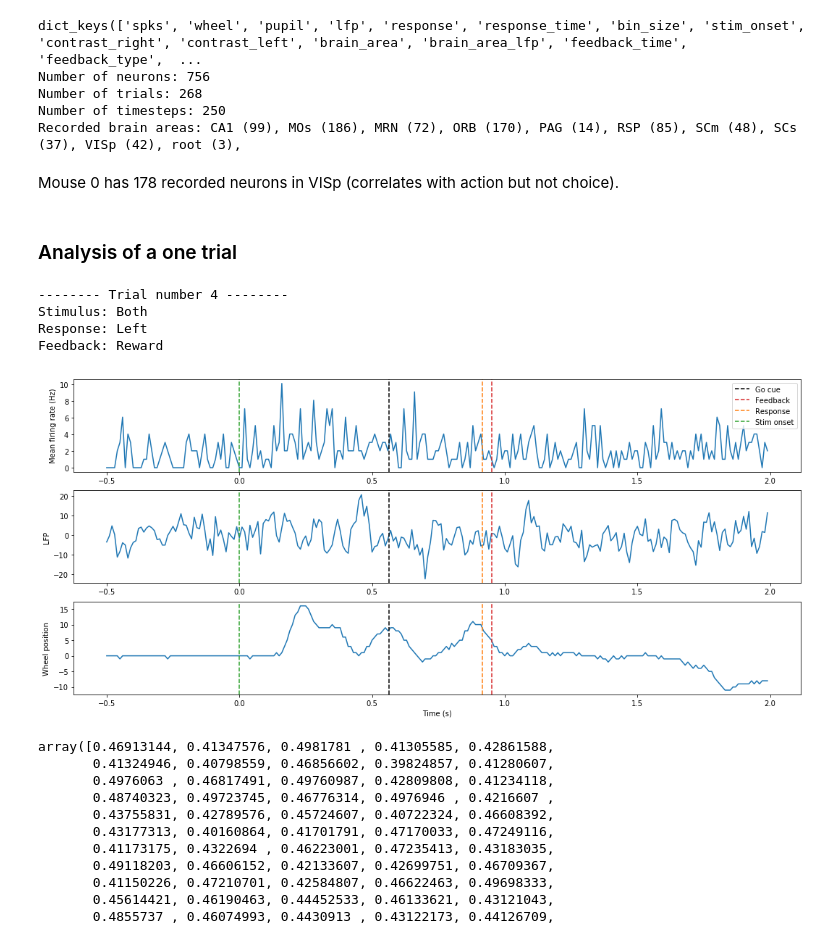
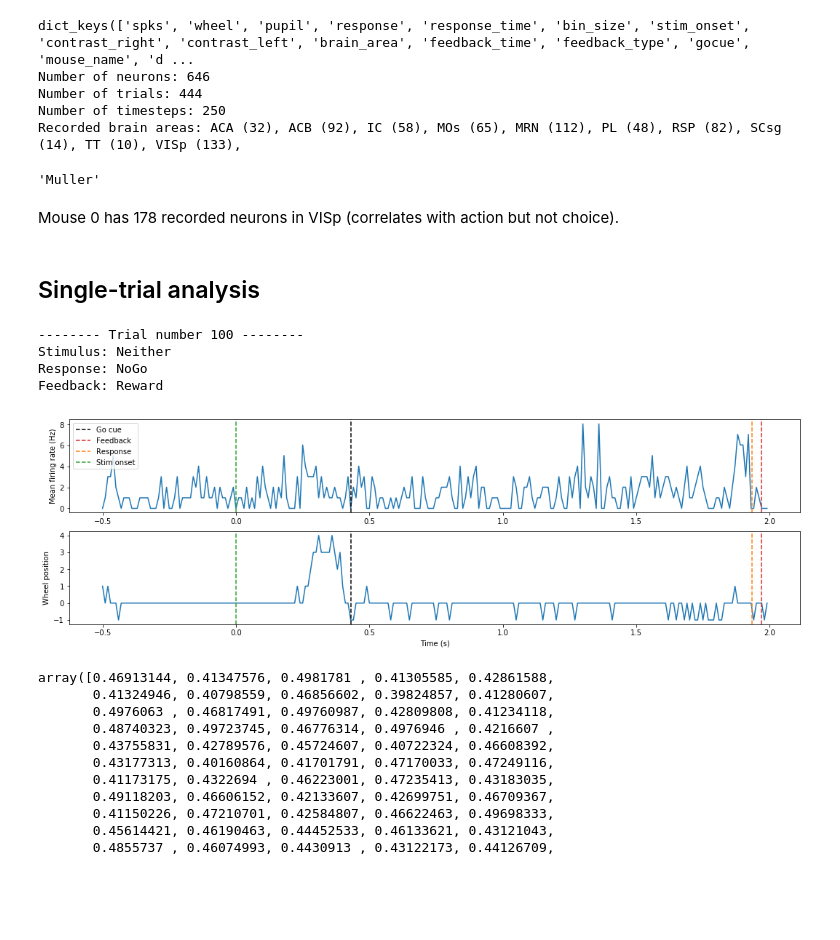
Before and after one commit to cedricfoucault/scarletbutterfly, a Jupyter notebook: data_analysis.ipynb, the cells around one changed output. Drawn from its saved outputs; the diff is of its cells as text; code cells hidden in the pictures; blank space fills up the shorter version.

```diff
--- a/data_analysis.ipynb
+++ b/data_analysis.ipynb
@@ -1,7 +1,6 @@
 # %%
 import numpy as np
 import matplotlib.pyplot as plt
-plt.rcParams['figure.figsize'] = [18, 8]
 # %%
 fname = []
 for j in range(3):
@@ -12,20 +11,27 @@ for j in range(len(fname)):
     alldat = np.hstack((alldat, np.load('steinmetz_part%d.npz'%j, allow_pickle=True)['dat']))
 # %%
 # select just one of the recordings here. 11 is nice because it has some neurons in vis ctx.
-dat = alldat[13]
+dat = alldat[21]
 print(dat.keys())
 print("Number of neurons: {}\nNumber of trials: {}\nNumber of timesteps: {}".format(*dat['spks'].shape))
 print("Recorded brain areas:", *["{} ({}),".format(*elem) for elem in zip(*np.unique(dat['brain_area'], return_counts=True))])
+
+dat['mouse_name']
 # %% [output]
-dict_keys(['spks', 'wheel', 'pupil', 'lfp', 'response', 'response_time', 'bin_size', 'stim_onset', 'contrast_right', 'contrast_left', 'brain_area', 'brain_area_lfp', 'feedback_time', 'feedback_type',  ...
-Number of neurons: 756
-Number of trials: 268
+dict_keys(['spks', 'wheel', 'pupil', 'response', 'response_time', 'bin_size', 'stim_onset', 'contrast_right', 'contrast_left', 'brain_area', 'feedback_time', 'feedback_type', 'gocue', 'mouse_name', 'd ...
+Number of neurons: 646
+Number of trials: 444
 Number of timesteps: 250
-Recorded brain areas: CA1 (99), MOs (186), MRN (72), ORB (170), PAG (14), RSP (85), SCm (48), SCs (37), VISp (42), root (3),
+Recorded brain areas: ACA (32), ACB (92), IC (58), MOs (65), MRN (112), PL (48), RSP (82), SCsg (14), TT (10), VISp (133),
+'Muller'
 # %% [markdown]
 Mouse 0 has 178 recorded neurons in VISp (correlates with action but not choice).
-# %% [markdown]
-### Analysis of a one trial
+# %%
+dt = 0.01 # bin duration (ms)
+t = np.arange(dat['spks'].shape[2])*dt
+t -= 0.5 # set timestep 0 to stimulus onset
+# %% [markdown]
+## Single-trial analysis
 # %%
 def print_trial_outcome(dat, trial_idx):
     if dat['contrast_left'][trial_idx] != 0 and dat['contrast_right'][trial_idx] != 0:
@@ -47,56 +53,48 @@ def print_trial_outcome(dat, trial_idx):
     print("Feedback:", feedback)
 # %%
 # trial_idx = 112
-trial_idx = 4
+trial_idx = 100
 
 brain_area = 'CA1'
 
 print_trial_outcome(dat, trial_idx)
 # print(dat['gocue'][trial_idx,0]) # less than 0.5s ???
 
 neur_spks = dat['spks'][dat['brain_area'] == brain_area, trial_idx].mean(axis=0) # mean neural activity
 
-dt = 0.01 # bin duration (ms)
-t = np.arange(len(neur_spks))*dt
-t -= 0.5 # set timestep 0 to stimulus onset
 
-
-def plot_vlines(label=False):
-    plt.axvline(dat['gocue'][trial_idx,0], color="black", linestyle="--", label="Go cue" if label else "")
-    plt.axvline(dat['feedback_time'][trial_idx,0], color="tab:red", linestyle="--", label="Feedback" if label else "")
-    plt.axvline(dat['response_time'][trial_idx,0], color="tab:orange", linestyle="--", label="Response" if label else "")
-    plt.axvline(0, color="tab:green", linestyle="--", label="Stim onset" if label else "")
+plt.figure(figsize=[18,8])
 
 # plot mean firing rate
 plt.subplot(3, 1, 1)
 plt.plot(t, 1/dt*neur_spks)
 
 plot_vlines(label=True)
 
 plt.ylabel("Mean firing rate (Hz)")
 plt.legend()
 
-# plot local field potential
-plt.subplot(3, 1, 2)
-plt.plot(t, dat['lfp'][dat['brain_area_lfp'].index(brain_area), trial_idx])
-plot_vlines()
-plt.ylabel("LFP")
+# # plot local field potential
+# plt.subplot(3, 1, 2)
+# plt.plot(t, dat['lfp'][dat['brain_area_lfp'].index(brain_area), trial_idx])
+# plot_vlines()
+# plt.ylabel("LFP")
 
 
 # plot wheel position
-plt.subplot(3, 1, 3)
+plt.subplot(3, 1, 2)
 plt.plot(t, dat['wheel'][0,trial_idx])
 
 plot_vlines()
 plt.xlabel("Time (s)")
 plt.ylabel("Wheel position")
 plt.show()
 # %% [output]
--------- Trial number 4 --------
-Stimulus: Both
-Response: Left
+-------- Trial number 100 --------
+Stimulus: Neither
+Response: NoGo
 Feedback: Reward
-[figure, old version]
+[figure, new version]
 # %%
 dat['gocue'][dat['gocue']<0.5]
 # %% [output]
```
Also changed, not shown: parts of 9 cells of this notebook, 5 other files.
